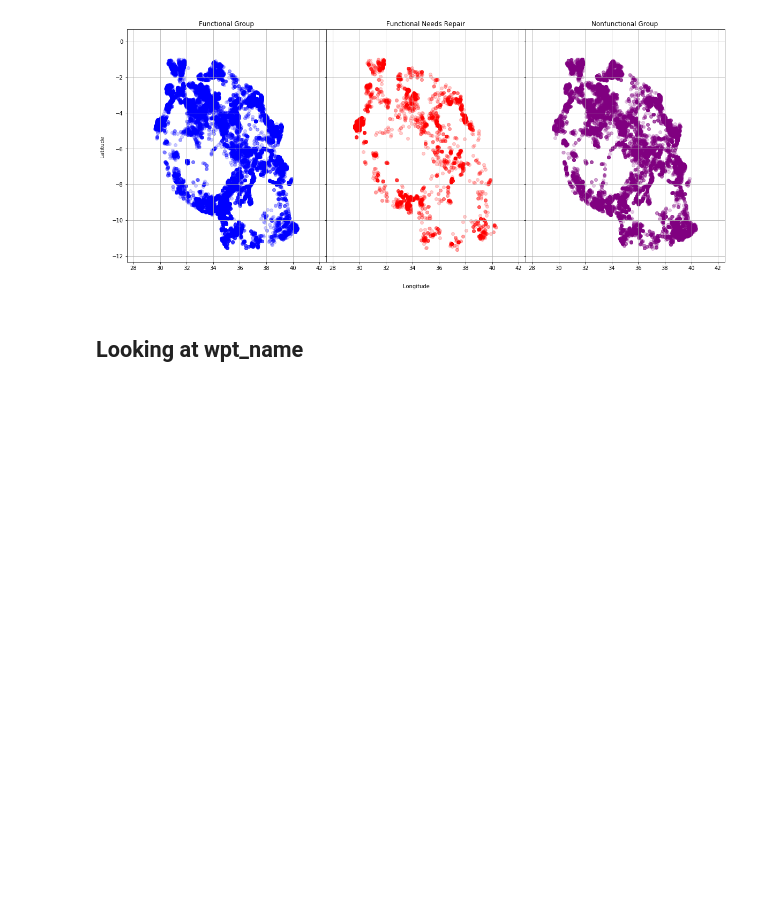
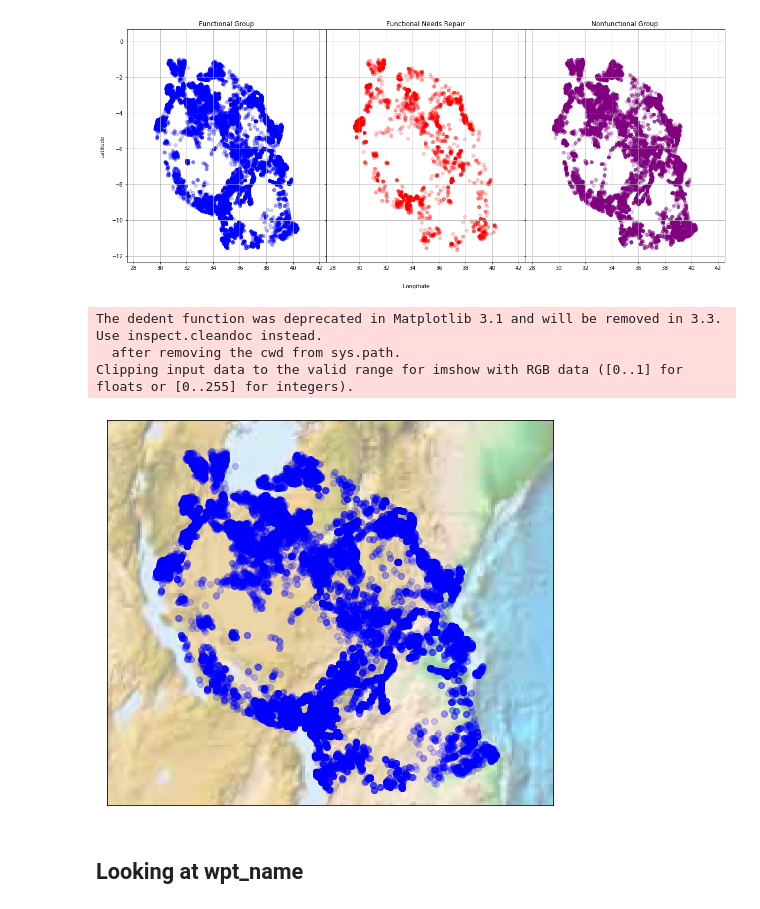
Before and after one commit to stevenkyle2013/Water-Well-Classifier, a Jupyter notebook: Main-Notebook.ipynb, the cells around one changed output. Saved outputs shown, nothing was run; the diff lists cells and outputs as text; code cells hidden in the pictures; blank space fills up the shorter version.

```diff
--- a/Main-Notebook.ipynb
+++ b/Main-Notebook.ipynb
@@ -550,6 +560,42 @@ fig2.subplots_adjust(wspace=0)
 fig2.show()
 # %% [output]
 [figure]
+# %%
+# Need to get better resolution
+
+fig = plt.figure(figsize=(8, 8))
+m = Basemap(projection='lcc', resolution='h',
+            width=8E6, height=8E6,
+            lat_0=-6, lon_0=35)
+           #llcrnrx=-7000000, llcrnry=-500000, urcrnrx=3000000, urcrnry=2000000)
+m.etopo(scale=1, alpha=0.5)
+
+m.scatter(np.array(functional_group_df['longitude']),np.array(functional_group_df['latitude']),latlon=True,
+            alpha=0.2,c='blue')
+# # Map (long, lat) to (x, y) for plotting
+# x, y = m(-122.3, 47.6)
+# plt.plot(x, y, 'ok', markersize=5)
+# plt.text(x, y, ' Seattle', fontsize=12);
+
+lllon = 28
+urlon = 42
+lllat = -12
+urlat = 0
+
+xmin, ymin = m(lllon, lllat)
+xmax, ymax = m(urlon, urlat)
+
+ax = plt.gca()
+
+ax.set_xlim([xmin, xmax])
+ax.set_ylim([ymin, ymax])
+
+plt.show()
+# %% [output]
+The dedent function was deprecated in Matplotlib 3.1 and will be removed in 3.3. Use inspect.cleandoc instead.
+  after removing the cwd from sys.path.
+Clipping input data to the valid range for imshow with RGB data ([0..1] for floats or [0..255] for integers).
+[figure, added]
 # %% [markdown]
 ## Looking at wpt_name
 # %% [markdown]
```
Also changed, not shown: parts of 19 cells of this notebook.
